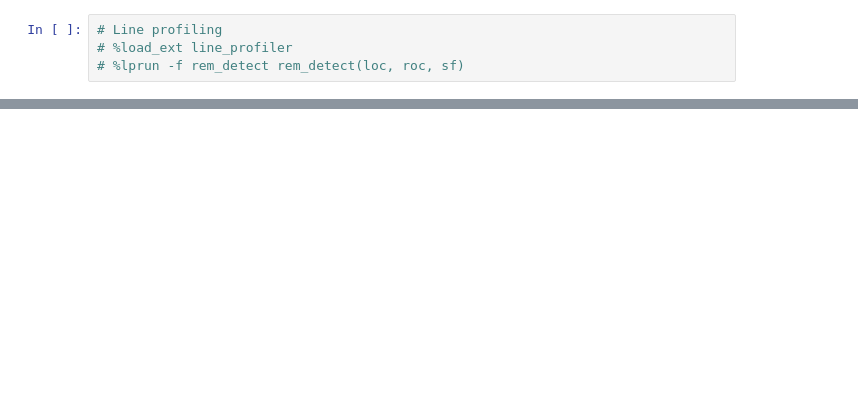
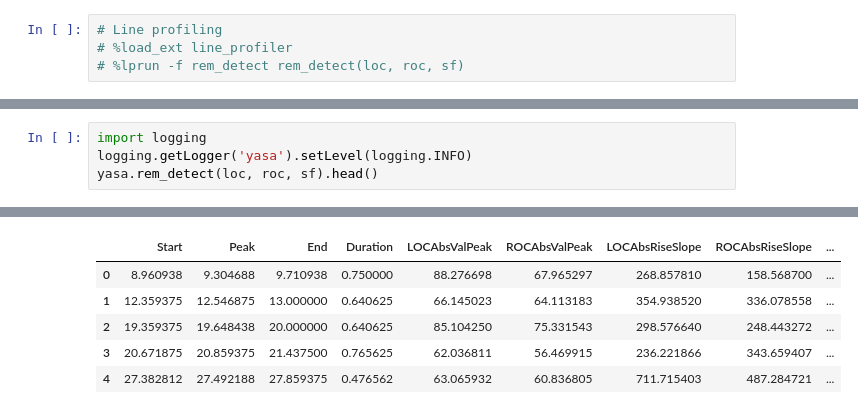
Before and after one commit to raphaelvallat/yasa, a Jupyter notebook: notebooks/09_REMs_detection.ipynb, the cells around one changed output, grey strips where cells are left out. Cells and saved outputs as stored; diff of their text form; blank space fills up the shorter version.

```diff
--- a/notebooks/09_REMs_detection.ipynb
+++ b/notebooks/09_REMs_detection.ipynb
@@ -137,0 +143,5 @@ sns.despine()
+# %%
+import logging
+logging.getLogger('yasa').setLevel(logging.INFO)
+yasa.rem_detect(loc, roc, sf).head()
+# %% [output]
@@ -137,0 +157,6 @@ sns.despine()
+|  | Start | Peak | End | Duration | LOCAbsValPeak | ROCAbsValPeak | LOCAbsRiseSlope | ROCAbsRiseSlope | ... |
+| 0 | 8.960938 | 9.304688 | 9.710938 | 0.750000 | 88.276698 | 67.965297 | 268.857810 | 158.568700 | ... |
+| 1 | 12.359375 | 12.546875 | 13.000000 | 0.640625 | 66.145023 | 64.113183 | 354.938520 | 336.078558 | ... |
+| 2 | 19.359375 | 19.648438 | 20.000000 | 0.640625 | 85.104250 | 75.331543 | 298.576640 | 248.443272 | ... |
+| 3 | 20.671875 | 20.859375 | 21.437500 | 0.765625 | 62.036811 | 56.469915 | 236.221866 | 343.659407 | ... |
+| 4 | 27.382812 | 27.492188 | 27.859375 | 0.476562 | 63.065932 | 60.836805 | 711.715403 | 487.284721 | ... |
```
Also changed, not shown: parts of 9 cells of this notebook, 7 other files.
